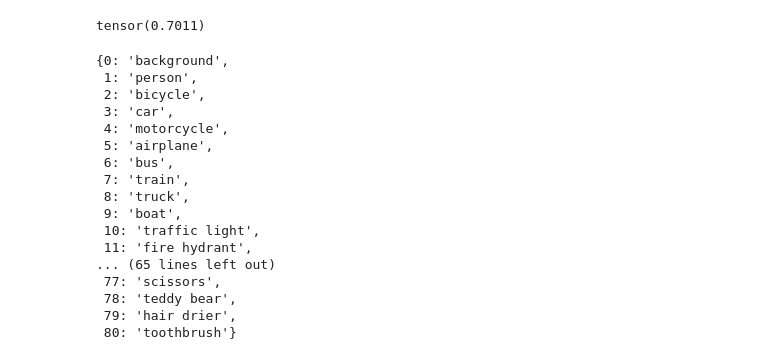
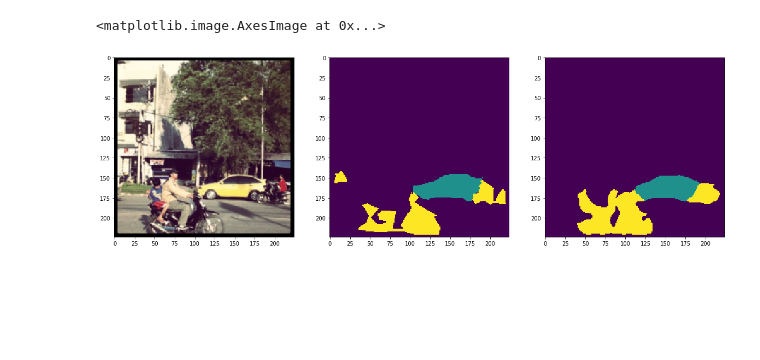
Before and after one commit to leequidman/cnn_course, a Jupyter notebook: practics/4_semantic_segmentation/lab_4_semantic_segmentation.ipynb, the cells around one changed output. Drawn from its saved outputs; the diff is of its cells as text; code cells hidden in the pictures; blank space fills up the shorter version.

```diff
--- a/practics/4_semantic_segmentation/lab_4_semantic_segmentation.ipynb
+++ b/practics/4_semantic_segmentation/lab_4_semantic_segmentation.ipynb
@@ -98,6 +131,5 @@ train_loader = DataLoader(train_dataset, batch_size=8, shuffle=True, num_workers
 # %%
 class AverageMeter(object):
-    """Computes and stores the average and current value"""
     def __init__(self):
         self.initialized = False
         self.val = None
@@ -160,35 +187,2 @@ optimizer = torch.optim.Adam([
     {'params': model.encoder.parameters(), 'lr': 1e-5},
 ])
-# %%
-average_total_loss = AverageMeter()
-average_acc = AverageMeter()
-
-for epoch in range(3):
-    start=datetime.now()
-    for i, data in enumerate(train_loader):
-#         if i != 0 and i % 10 == 0: # too big dataset
-#             break
-        torch.cuda.empty_cache()
-        inputs, masks = data
-
-        inputs=inputs.to(device)
-        masks=masks.to(device)
-
-        optimizer.zero_grad()
-        outputs = model(inputs)
-
-#         loss = criterion(torch.argmax(outputs, dim=1).unsqueeze(1).cpu().float(), masks.float()) #BCEWithLogitsLoss
-        loss = criterion(outputs, masks) #CrossEntropyLoss
-        acc = pixel_acc(outputs, masks)
-#         loss = criterion(outputs, labels) #IoU
-        loss.backward()
-        optimizer.step()
-
-        average_total_loss.update(loss.data.item())
-        average_acc.update(acc.data.item())
-
-        if (i + 1) % 100 == 0:
-            print('[%s] [epoch %d]\t[iter %d / %d]\t[train loss %.5f]\t[accuracy %.3f]' % (
-                datetime.now()-start, epoch, i + 1, len(train_loader), average_total_loss.average(), average_acc.average()
-            ))
-            start=datetime.now()
@@ -215,3 +278,6 @@ img, msk = train_dataset[101]
+# %%
+img, msk, _ = valid_dataset[100]
 # %%
 sm = nn.Softmax(dim=1)
 pred = sm(model(img.expand(1, -1,-1,-1).to(device)))
+_, max_pred = torch.max(pred, dim=1)
@@ -228,32 +284,11 @@ plt.imshow(pred[0][1].detach().cpu().numpy())
-# %%
-def pixel_acc(pred, label):
-        _, preds = torch.max(pred, dim=1)
-        valid = (label >= 0).long()
-        acc_sum = torch.sum(valid * (preds == label).long())
-        pixel_sum = torch.sum(valid)
-        acc = acc_sum.float() / (pixel_sum.float() + 1e-10)
-        return acc
-
-pixel_acc(pred.cpu(), msk)
-# %% [output]
-tensor(0.7011)
-# %%
-train_dataset.class_to_name
-# %% [output]
-{0: 'background',
- 1: 'person',
- 2: 'bicycle',
- 3: 'car',
- 4: 'motorcycle',
- 5: 'airplane',
- 6: 'bus',
- 7: 'train',
- 8: 'truck',
- 9: 'boat',
- 10: 'traffic light',
- 11: 'fire hydrant',
-... (65 lines left out)
- 77: 'scissors',
- 78: 'teddy bear',
- 79: 'hair drier',
- 80: 'toothbrush'}
+# %%
+plt.figure(figsize=(20,10))
+plt.subplot(131)
+plt.imshow(img.numpy().transpose((1,2,0)))
+plt.subplot(132)
+plt.imshow(np.squeeze(msk.numpy()))
+plt.subplot(133)
+plt.imshow(max_pred[0].detach().cpu().numpy())
+# %% [output]
+<matplotlib.image.AxesImage at 0x...>
+[figure, added]
```
Also changed, not shown: parts of 20 cells of this notebook.
